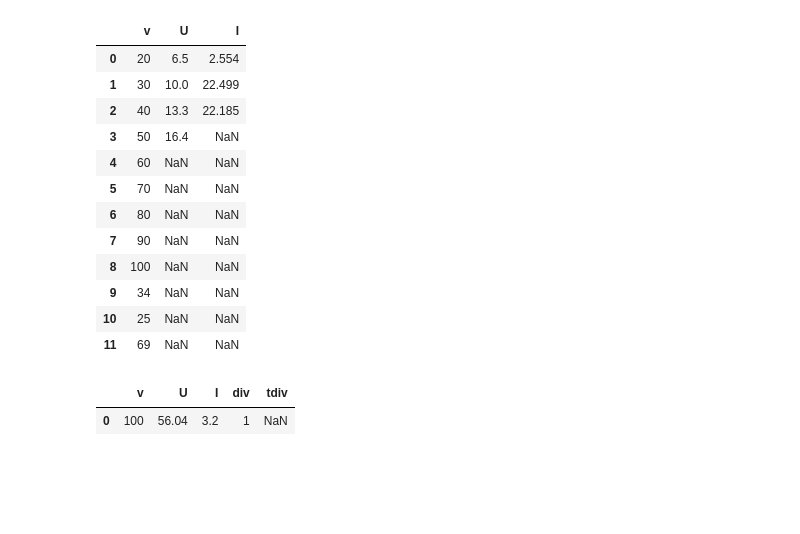
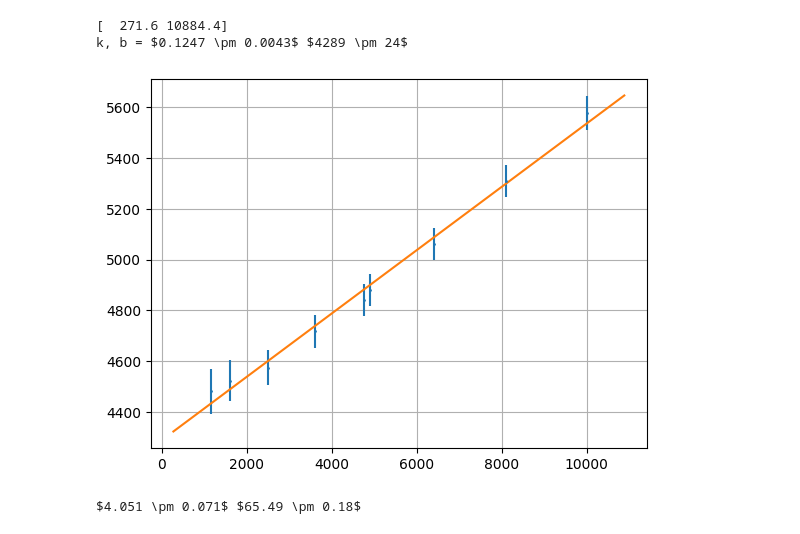
Before and after one commit to RedBrean/term2, a Jupyter notebook: term3/labs/371/371.ipynb, the cells around one changed output. Saved outputs shown, nothing was run; the diff lists cells and outputs as text; code cells hidden in the pictures; blank space fills up the shorter version.

```diff
--- a/term3/labs/371/371.ipynb
+++ b/term3/labs/371/371.ipynb
@@ -319,28 +320,31 @@ class DData():
             return x
     def changeEInSerias(series : pd.Series, E):
         series.dropna().apply(lambda x: x.changeE(E))
-# %%
-sigma = DData(5, E=7)
-data1 = pd.read_csv("data1.csv")
-data1
-# %% [output]
-|  | v | U | I |
-| 0 | 20 | 6.5 | 2.554 |
-| 1 | 30 | 10.0 | 22.499 |
-| 2 | 40 | 13.3 | 22.185 |
-| 3 | 50 | 16.4 | NaN |
-| 4 | 60 | NaN | NaN |
-| 5 | 70 | NaN | NaN |
-| 6 | 80 | NaN | NaN |
-| 7 | 90 | NaN | NaN |
-| 8 | 100 | NaN | NaN |
-| 9 | 34 | NaN | NaN |
-| 10 | 25 | NaN | NaN |
-| 11 | 69 | NaN | NaN |
-# %%
-data2 = pd.read_csv("data2.csv")
-#tdiv в мс
-data2
-# %% [output]
-|  | v | U | I | div | tdiv |
-| 0 | 100 | 56.04 | 3.2 | 1 | NaN |
+# %%
+sigma = DData(5, E=7)
+h = DData(1.5,E=-3)
+d= DData(45,E=-3)
+mu0 = DData(4*3.14,E=-7)
+data1 = pd.read_csv("data1.csv")
+data1["v"] = data1["v"].apply(lambda x: DData(x))
+data1["U"] = data1["U"].apply(lambda x: DData(x,0.1, E=-3))
+data1["I"] = data1["I"].apply(lambda x: DData(x,0.1, E=-3))
+data1["E"] = data1["U"]/data1["v"]/data1["I"]
+DData.changeEInSerias(data1["E"],0)
+data1_srez = data1[data1["v"]>30]
+data1_srez.index = range(len(data1_srez))
+k1, b1 = linearcalc_error(data1_srez["v"]**2, data1_srez["E"]**-2)
+# %% [output]
+[  271.6 10884.4]
+k, b = $0.1247 \pm 0.0043$ $4289 \pm 24$
+[figure, added]
+# %%
+B = (k1/b1)**0.5
+sigma_1 = B/3.14/h/mu0/d*2
+sigma_1.E=7
+
+eps0 = b1**0.5
+
+print(sigma_1,eps0)
+# %% [output]
+$4.051 \pm 0.071$ $65.49 \pm 0.18$
```
Also changed, not shown: parts of 6 cells of this notebook, 8 other files.
